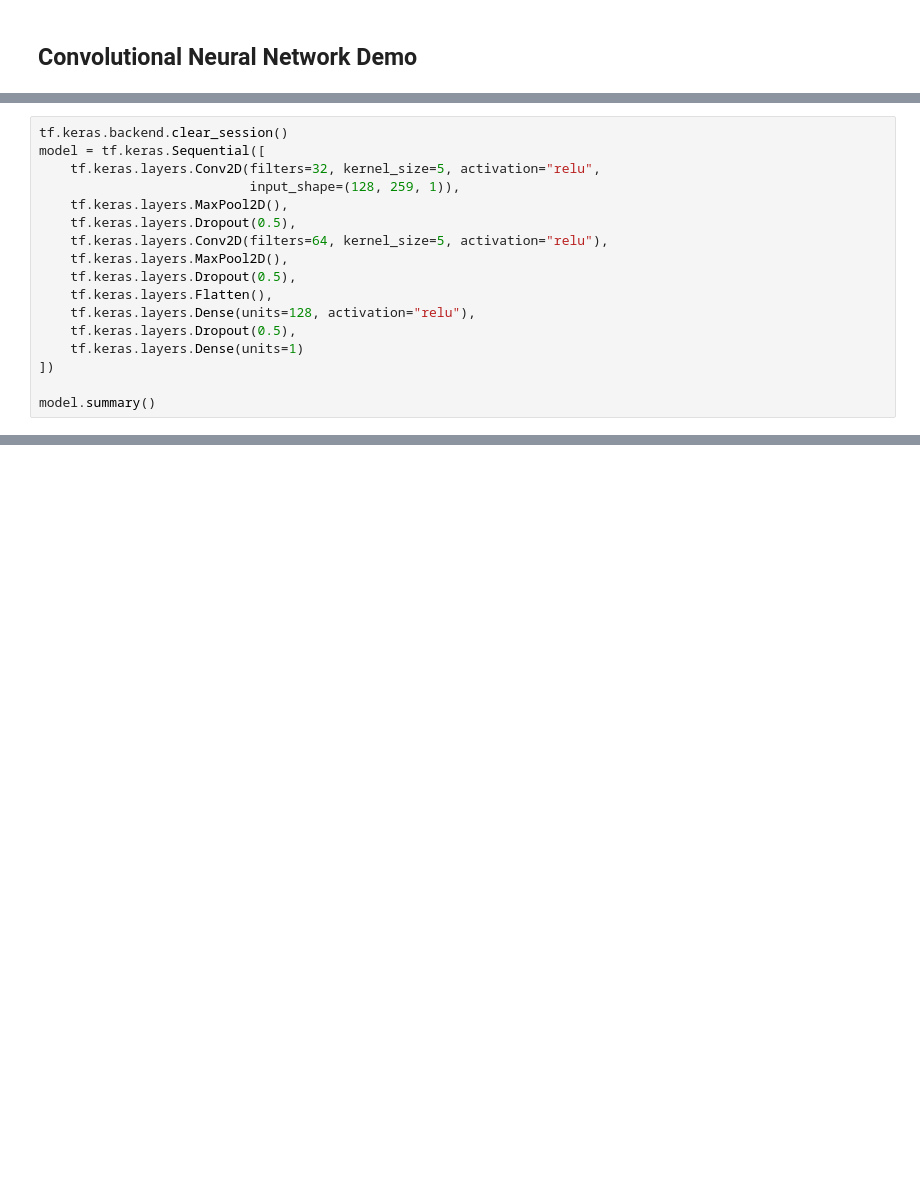
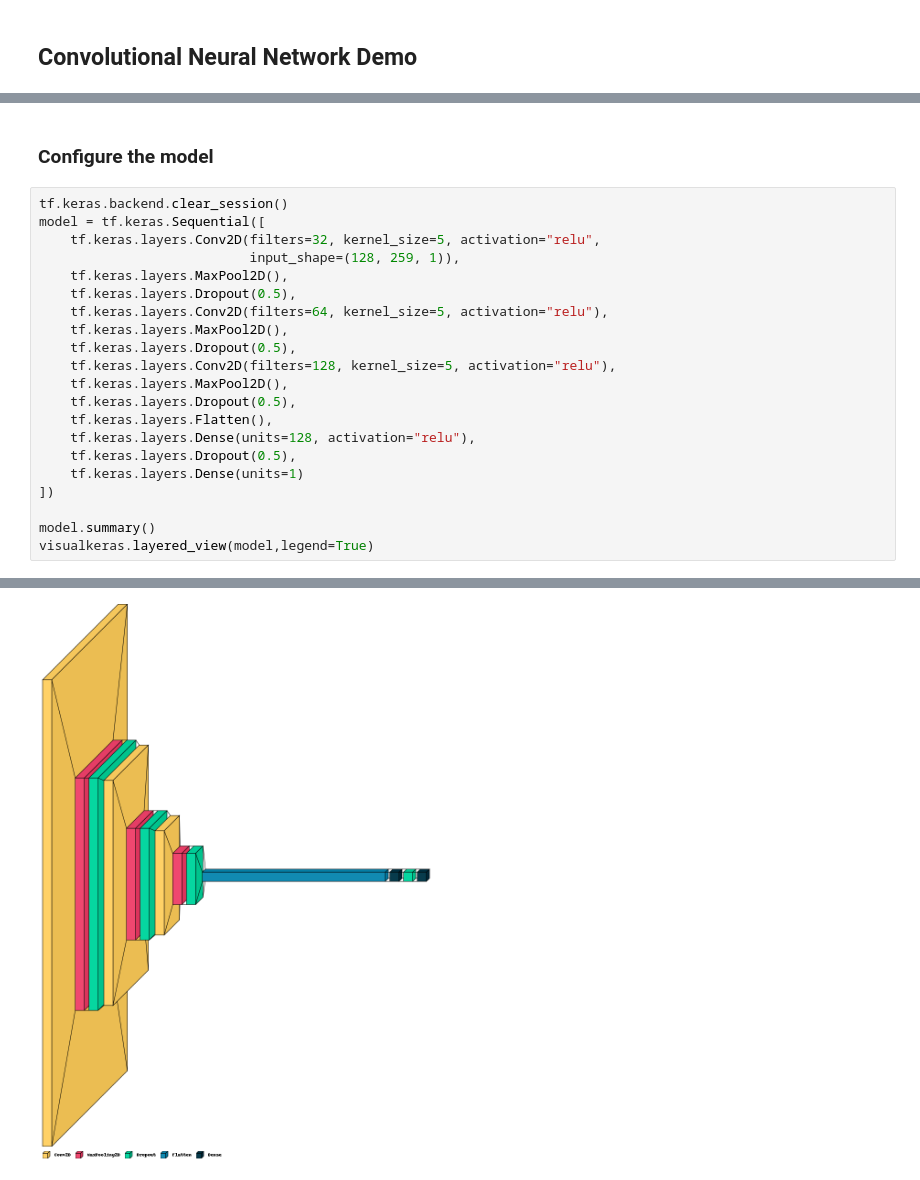
Before and after one commit to Bepo2002/Humbug-4YP, a Jupyter notebook: Test_bench_V2.ipynb, the cells around one changed output, grey strips where cells are left out. Saved outputs shown, nothing was run; the diff lists cells and outputs as text; blank space fills up the shorter version.

```diff
--- a/Test_bench_V2.ipynb
+++ b/Test_bench_V2.ipynb
@@ -294,3 +241,5 @@ plt.show()
+# %% [markdown]
+### Configure the model
 # %%
 tf.keras.backend.clear_session()
 model = tf.keras.Sequential([
@@ -301,6 +250,9 @@ model = tf.keras.Sequential([
     tf.keras.layers.Conv2D(filters=64, kernel_size=5, activation="relu"),
     tf.keras.layers.MaxPool2D(),
     tf.keras.layers.Dropout(0.5),
+    tf.keras.layers.Conv2D(filters=128, kernel_size=5, activation="relu"),
+    tf.keras.layers.MaxPool2D(),
+    tf.keras.layers.Dropout(0.5),
     tf.keras.layers.Flatten(),
     tf.keras.layers.Dense(units=128, activation="relu"),
     tf.keras.layers.Dropout(0.5),
@@ -308,6 +260,7 @@ model = tf.keras.Sequential([
 ])
 
 model.summary()
+visualkeras.layered_view(model,legend=True)
 # %% [output]
 Model: "sequential"
 _________________________________________________________________
@@ -327,4 +280,5 @@ Trainable params: 14544001 (55.48 MB)
 Non-trainable params: 0 (0.00 Byte)
 _________________________________________________________________
+[figure, added]
 # %%
 model.compile(loss=tf.keras.losses.BinaryCrossentropy(from_logits=True),
```
Also changed, not shown: parts of 27 cells of this notebook.
